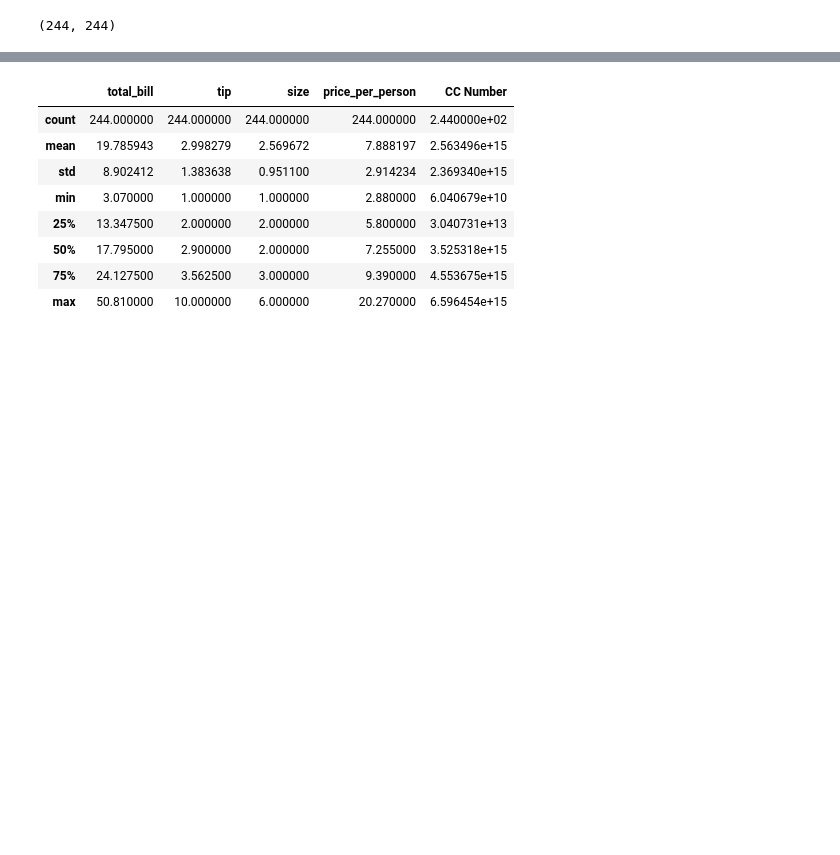
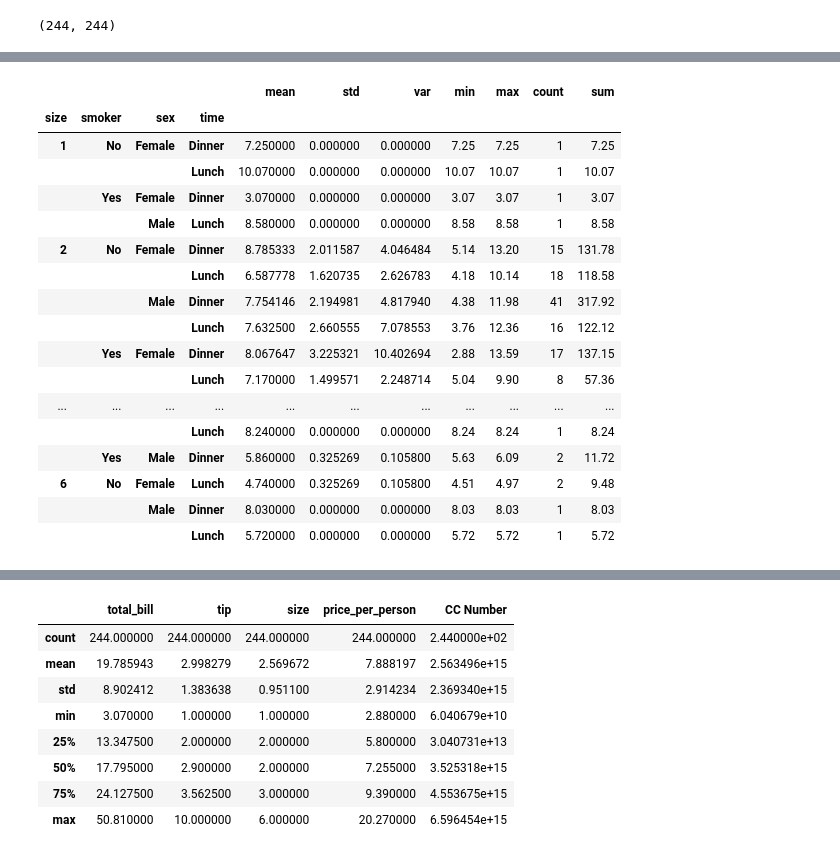
Before and after one commit to jroshanjha/Data-Analaytics-Project, a Jupyter notebook: tips.ipynb, the cells around one changed output, grey strips where cells are left out. Cells and saved outputs as stored; diff of their text form; code cells hidden in the pictures; blank space fills up the shorter version.

```diff
--- a/tips.ipynb
+++ b/tips.ipynb
@@ -118,0 +154,21 @@ df.groupby('sex')['total_bill'].agg(['mean','std','var','min','max'])
+# %%
+df.groupby(['size','smoker','sex','time'])['price_per_person'].agg(['mean','std','var','min','max','count','sum']).fillna(0)
+# %% [output]
+|  |  |  |  | mean | std | var | min | max | count | sum |
+| size | smoker | sex | time |  |  |  |  |  |  |  |
+| 1 | No | Female | Dinner | 7.250000 | 0.000000 | 0.000000 | 7.25 | 7.25 | 1 | 7.25 |
+|  |  |  | Lunch | 10.070000 | 0.000000 | 0.000000 | 10.07 | 10.07 | 1 | 10.07 |
+|  | Yes | Female | Dinner | 3.070000 | 0.000000 | 0.000000 | 3.07 | 3.07 | 1 | 3.07 |
+|  |  | Male | Lunch | 8.580000 | 0.000000 | 0.000000 | 8.58 | 8.58 | 1 | 8.58 |
+| 2 | No | Female | Dinner | 8.785333 | 2.011587 | 4.046484 | 5.14 | 13.20 | 15 | 131.78 |
+|  |  |  | Lunch | 6.587778 | 1.620735 | 2.626783 | 4.18 | 10.14 | 18 | 118.58 |
+|  |  | Male | Dinner | 7.754146 | 2.194981 | 4.817940 | 4.38 | 11.98 | 41 | 317.92 |
+|  |  |  | Lunch | 7.632500 | 2.660555 | 7.078553 | 3.76 | 12.36 | 16 | 122.12 |
+|  | Yes | Female | Dinner | 8.067647 | 3.225321 | 10.402694 | 2.88 | 13.59 | 17 | 137.15 |
+|  |  |  | Lunch | 7.170000 | 1.499571 | 2.248714 | 5.04 | 9.90 | 8 | 57.36 |
+| ... | ... | ... | ... | ... | ... | ... | ... | ... | ... | ... |
+|  |  |  | Lunch | 8.240000 | 0.000000 | 0.000000 | 8.24 | 8.24 | 1 | 8.24 |
+|  | Yes | Male | Dinner | 5.860000 | 0.325269 | 0.105800 | 5.63 | 6.09 | 2 | 11.72 |
+| 6 | No | Female | Lunch | 4.740000 | 0.325269 | 0.105800 | 4.51 | 4.97 | 2 | 9.48 |
+|  |  | Male | Dinner | 8.030000 | 0.000000 | 0.000000 | 8.03 | 8.03 | 1 | 8.03 |
+|  |  |  | Lunch | 5.720000 | 0.000000 | 0.000000 | 5.72 | 5.72 | 1 | 5.72 |
```
Also changed, not shown: parts of 21 cells of this notebook.
